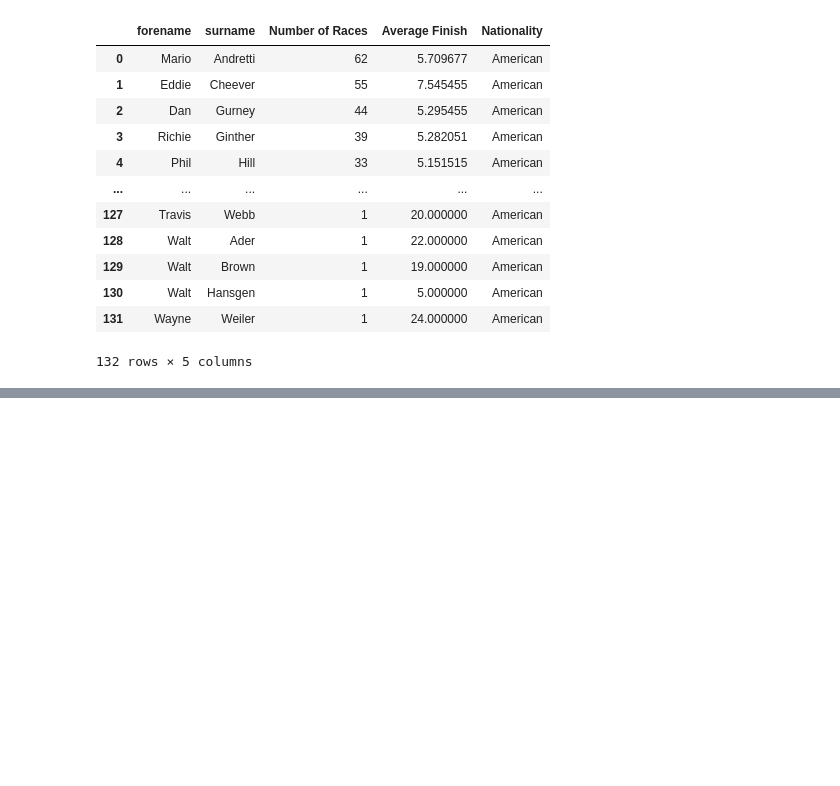
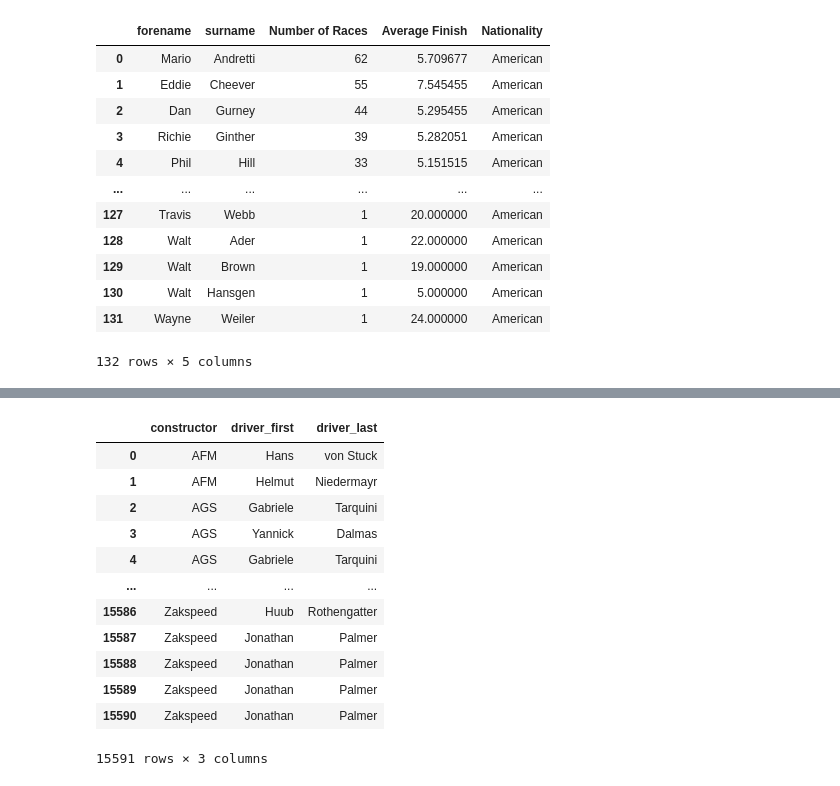
Before and after one commit to KevinPCarney/Project-3-Group-03, a Jupyter notebook: EDA/EDA.ipynb, the cells around one changed output, grey strips where cells are left out. Drawn from its saved outputs; the diff is of its cells as text; code cells hidden in the pictures; blank space fills up the shorter version.

```diff
--- a/EDA/EDA.ipynb
+++ b/EDA/EDA.ipynb
@@ -205,3 +217,26 @@ Error:
+# %%
+constructor_query = session.query(Constructors.name, Drivers.forename, Drivers.surname).\
+    filter(Constructors.constructorId == Results.constructorId).\
+    filter(Drivers.driverId == Results.driverId).\
+    order_by(Constructors.name.asc()).all()
+
+#save query to dataframe
+df7 = pd.DataFrame(constructor_query, columns=["constructor", "driver_first", "driver_last"])
+df7
+# %% [output]
+|  | constructor | driver_first | driver_last |
+| 0 | AFM | Hans | von Stuck |
+| 1 | AFM | Helmut | Niedermayr |
+| 2 | AGS | Gabriele | Tarquini |
+| 3 | AGS | Yannick | Dalmas |
+| 4 | AGS | Gabriele | Tarquini |
+| ... | ... | ... | ... |
+| 15586 | Zakspeed | Huub | Rothengatter |
+| 15587 | Zakspeed | Jonathan | Palmer |
+| 15588 | Zakspeed | Jonathan | Palmer |
+| 15589 | Zakspeed | Jonathan | Palmer |
+| 15590 | Zakspeed | Jonathan | Palmer |
+15591 rows × 3 columns
 # %%
 # Close session and end engine
 session.close()
```
Also changed, not shown: parts of 2 cells of this notebook, 1 other file.
